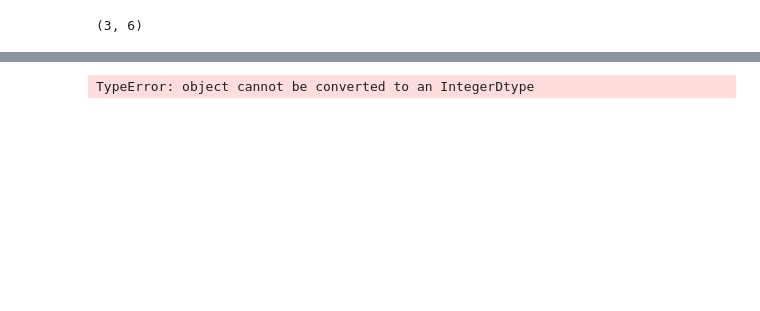
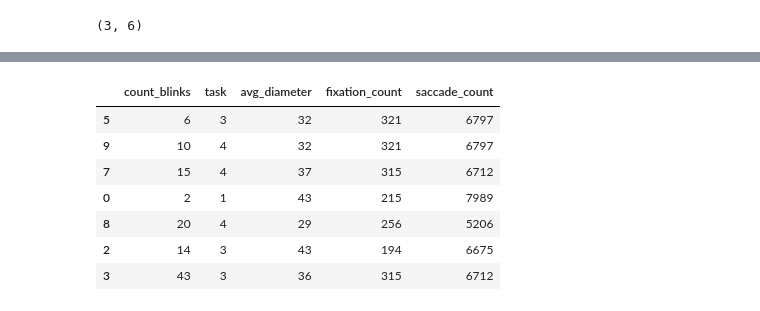
Before and after one commit to AndrewHallam1/SIT723, a Jupyter notebook: SIT723v1.ipynb, the cells around one changed output, grey strips where cells are left out. Drawn from its saved outputs; the diff is of its cells as text; code cells hidden in the pictures; blank space fills up the shorter version.

```diff
--- a/SIT723v1.ipynb
+++ b/SIT723v1.ipynb
@@ -1330,11 +1347,12 @@ saccade_count        int64
 dtype: object
-# %%
-#converting datatypes
-X_train['task'] = X_train['task'].astype('Int64') # capital I
-X_test['task'] = X_train['task'].astype('Int64') # capital I
-X_train['count_blinks'] = X_train['count_blinks'].astype('Int64') # capital I
-X_test['count_blinks'] = X_test['count_blinks'].astype('Int64') # capital I
-X_test['avg_diameter']=X_test['avg_diameter'].astype(int)
-X_train['avg_diameter']=X_train['avg_diameter'].astype(int)
-# %% [output]
-TypeError: object cannot be converted to an IntegerDtype
+# %%
+X_train
+# %% [output]
+|  | count_blinks | task | avg_diameter | fixation_count | saccade_count |
+| 5 | 6 | 3 | 32 | 321 | 6797 |
+| 9 | 10 | 4 | 32 | 321 | 6797 |
+| 7 | 15 | 4 | 37 | 315 | 6712 |
+| 0 | 2 | 1 | 43 | 215 | 7989 |
+| 8 | 20 | 4 | 29 | 256 | 5206 |
+| 2 | 14 | 3 | 43 | 194 | 6675 |
+| 3 | 43 | 3 | 36 | 315 | 6712 |
```
Also changed, not shown: parts of 21 cells of this notebook.
